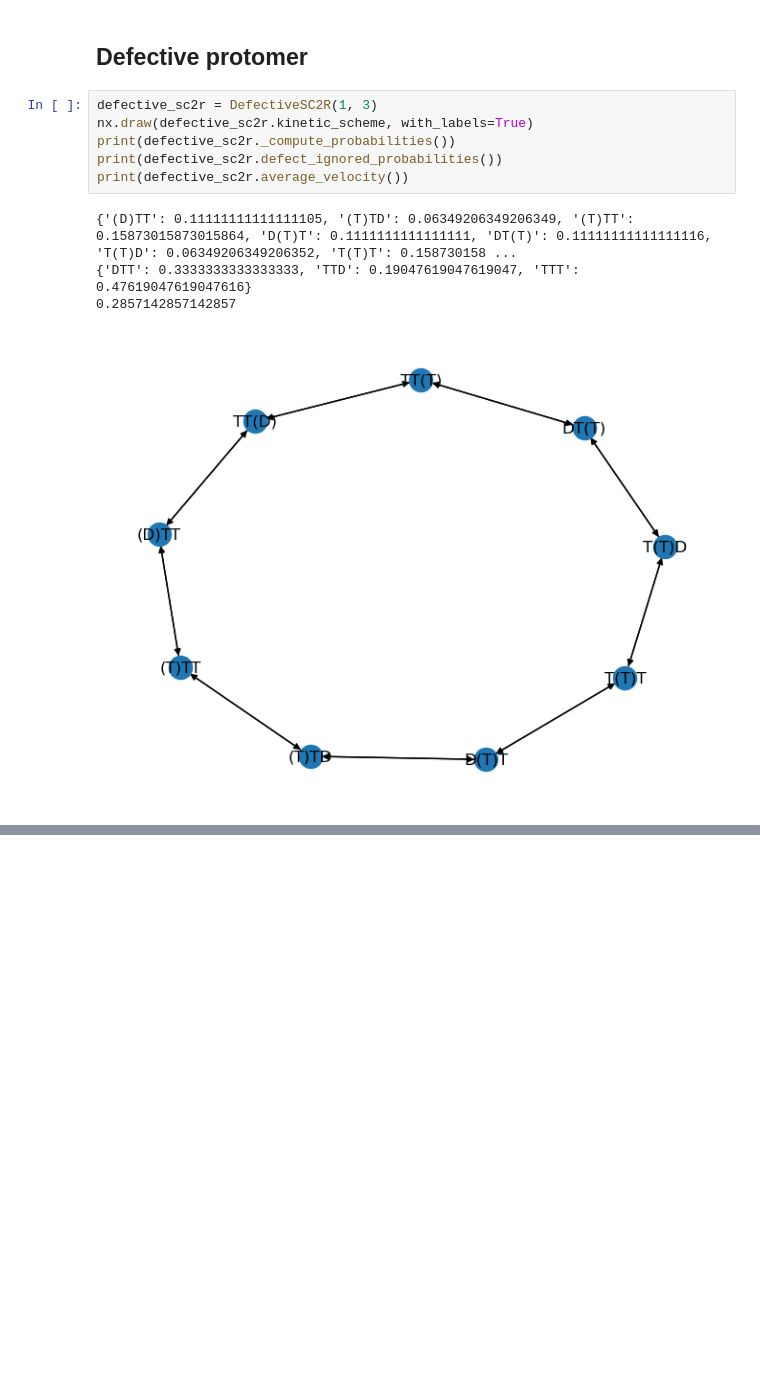
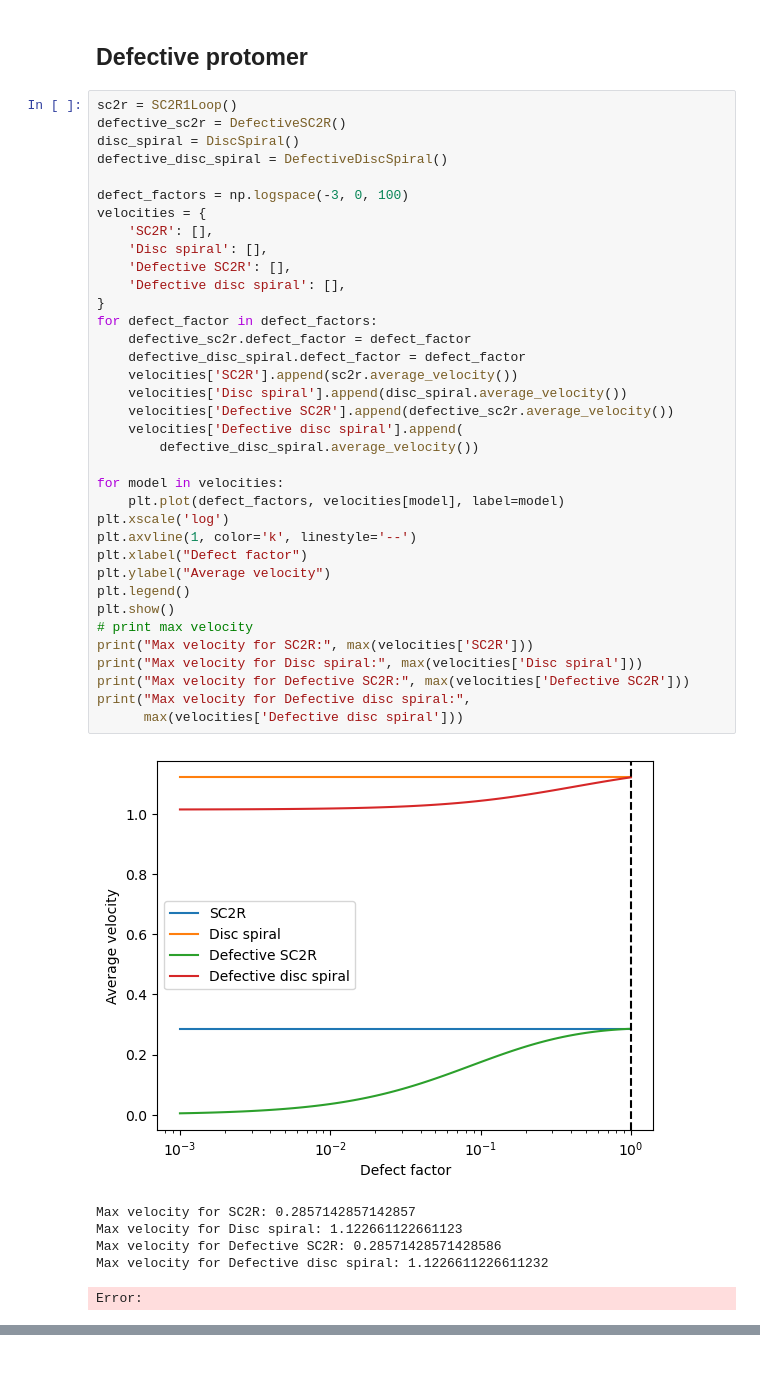
Before and after one commit to antmaier/Projet-de-Master, a Jupyter notebook: UnderstandingGillespieAlgorithm.ipynb, the cells around one changed output, grey strips where cells are left out. Drawn from its saved outputs; the diff is of its cells as text; blank space fills up the shorter version.

Commit message:
finished DefectiveDiscSpiral

```diff
--- a/UnderstandingGillespieAlgorithm.ipynb
+++ b/UnderstandingGillespieAlgorithm.ipynb
@@ -854,13 +172,45 @@ ax = SC_2R_1_loop.plot_position_evolution(
 # %% [markdown]
 ## Defective protomer
-# %%
-defective_sc2r = DefectiveSC2R(1, 3)
-nx.draw(defective_sc2r.kinetic_scheme, with_labels=True)
-print(defective_sc2r._compute_probabilities())
-print(defective_sc2r.defect_ignored_probabilities())
-print(defective_sc2r.average_velocity())
-# %% [output]
-{'(D)TT': 0.11111111111111105, '(T)TD': 0.06349206349206349, '(T)TT': 0.15873015873015864, 'D(T)T': 0.1111111111111111, 'DT(T)': 0.11111111111111116, 'T(T)D': 0.06349206349206352, 'T(T)T': 0.158730158 ...
-{'DTT': 0.3333333333333333, 'TTD': 0.19047619047619047, 'TTT': 0.47619047619047616}
-0.2857142857142857
-[figure, removed]
+# %%
+sc2r = SC2R1Loop()
+defective_sc2r = DefectiveSC2R()
+disc_spiral = DiscSpiral()
+defective_disc_spiral = DefectiveDiscSpiral()
+
+defect_factors = np.logspace(-3, 0, 100)
+velocities = {
+    'SC2R': [],
+    'Disc spiral': [],
+    'Defective SC2R': [],
+    'Defective disc spiral': [],
+}
+for defect_factor in defect_factors:
+    defective_sc2r.defect_factor = defect_factor
+    defective_disc_spiral.defect_factor = defect_factor
+    velocities['SC2R'].append(sc2r.average_velocity())
+    velocities['Disc spiral'].append(disc_spiral.average_velocity())
+    velocities['Defective SC2R'].append(defective_sc2r.average_velocity())
+    velocities['Defective disc spiral'].append(
+        defective_disc_spiral.average_velocity())
+
+for model in velocities:
+    plt.plot(defect_factors, velocities[model], label=model)
+plt.xscale('log')
+plt.axvline(1, color='k', linestyle='--')
+plt.xlabel("Defect factor")
+plt.ylabel("Average velocity")
+plt.legend()
+plt.show()
+# print max velocity
+print("Max velocity for SC2R:", max(velocities['SC2R']))
+print("Max velocity for Disc spiral:", max(velocities['Disc spiral']))
+print("Max velocity for Defective SC2R:", max(velocities['Defective SC2R']))
+print("Max velocity for Defective disc spiral:",
+      max(velocities['Defective disc spiral']))
+# %% [output]
+[figure, added]
+Max velocity for SC2R: 0.2857142857142857
+Max velocity for Disc spiral: 1.122661122661123
+Max velocity for Defective SC2R: 0.28571428571428586
+Max velocity for Defective disc spiral: 1.1226611226611232
+Error:
```
Also changed, not shown: parts of 19 cells of this notebook, 1 other file.
